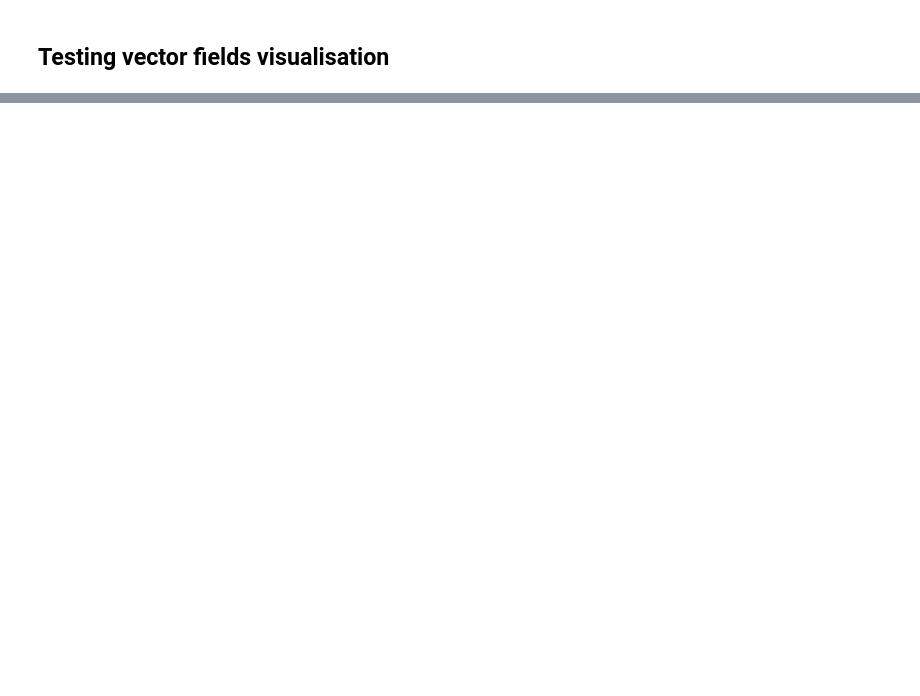
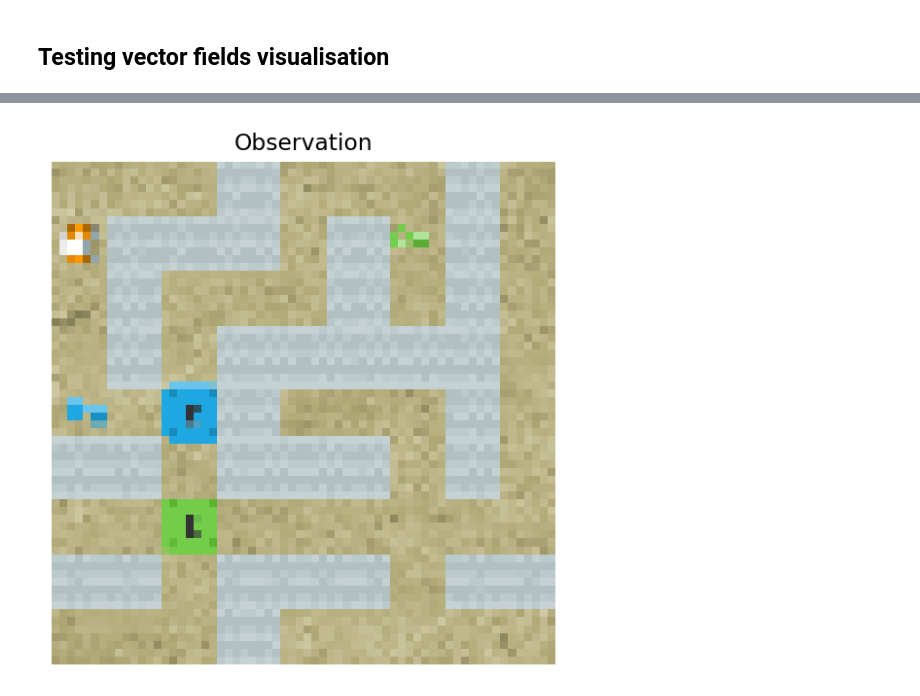
Before and after one commit to BenSturgeon/ai-safety-camp-2024-model-agents, a Jupyter notebook: notebooks/activation_steering.ipynb, the cells around one changed output, grey strips where cells are left out. Drawn from its saved outputs; the diff is of its cells as text; code cells hidden in the pictures; blank space fills up the shorter version.

```diff
--- a/notebooks/activation_steering.ipynb
+++ b/notebooks/activation_steering.ipynb
@@ -503,0 +420,26 @@ action_space_size
+# %%
+model_path = "../model_9501.0.pt"
+
+model = helpers.load_model(model_path=model_path)
+episode_timeout = 200
+num_levels=1
+
+venv = heist.create_venv(num=1, num_levels=num_levels, start_level=5)
+state = heist.state_from_venv(venv, 0)
+
+# Remove the gem
+state.remove_gem()
+state_bytes = state.state_bytes
+if state_bytes is not None:
+    venv.env.callmethod("set_state", [state_bytes])
+    modified_obs_no_gem = venv.reset()
+
+helpers.plot_single_observation(helpers.tensor_to_image(modified_obs_no_gem))
+
+_, frames, observations = helpers.run_episode_and_save_as_gif(
+    venv, model, filepath=f'episode_0.gif',
+    save_gif=True, episode_timeout=episode_timeout
+)
+# imageio.mimsave('episode_gif.gif' , frames, fps=30)
+# %% [output]
+[figure, added]
```
Also changed, not shown: parts of 17 cells of this notebook, 4 other files.
